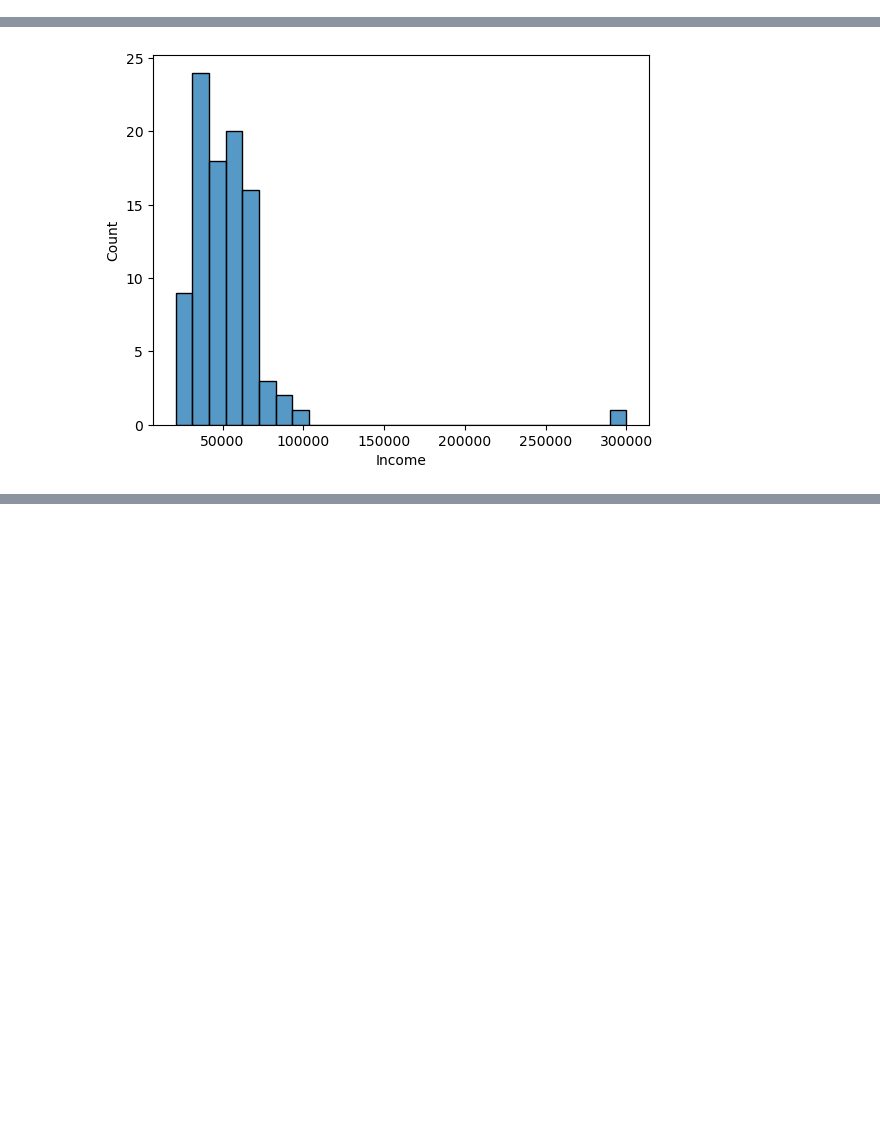
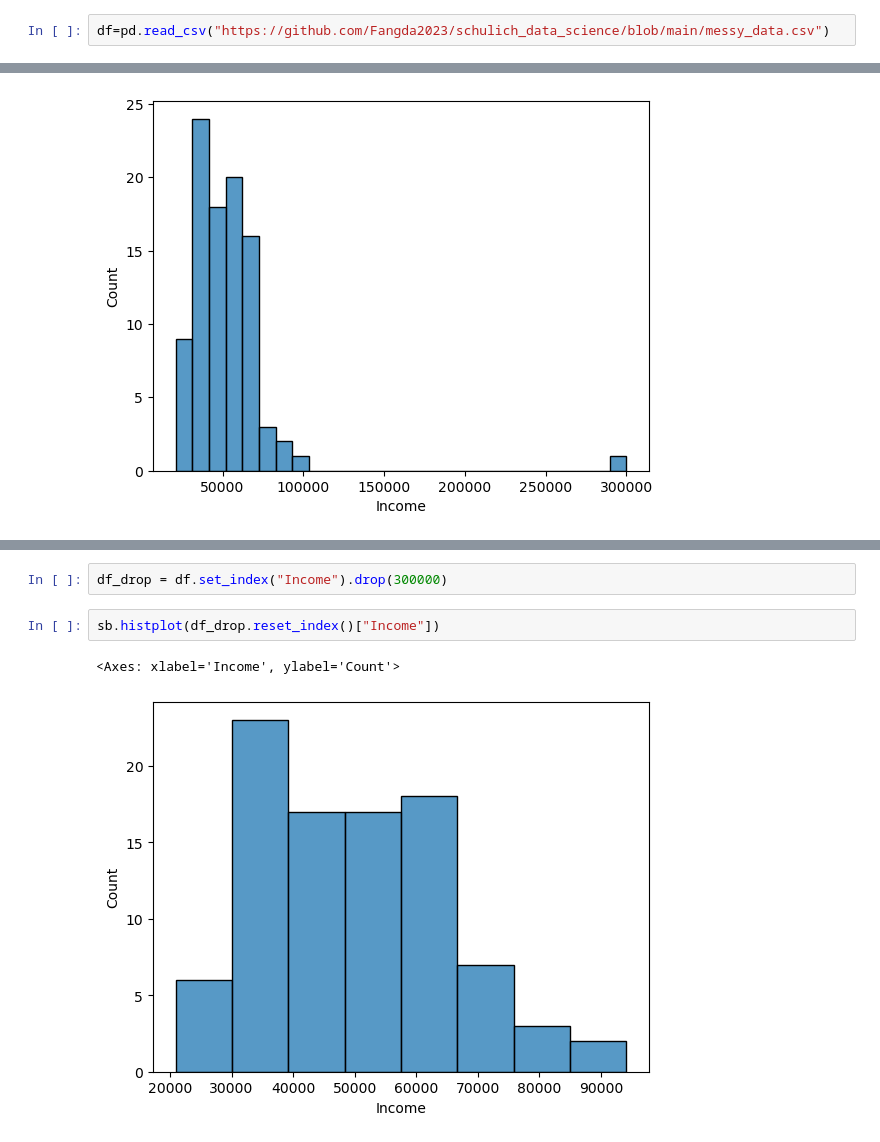
Before and after one commit to Fangda2023/schulich_data_science, a Jupyter notebook: messydata_cleaning.ipynb, the cells around one changed output, grey strips where cells are left out. Cells and saved outputs as stored; diff of their text form; blank space fills up the shorter version.

```diff
--- a/messydata_cleaning.ipynb
+++ b/messydata_cleaning.ipynb
@@ -4,0 +3,2 @@ df=pd.read_csv("C:/Users/FinderHu/Desktop/MBAN 6110/messy_data.csv")
+# %%
+df=pd.read_csv("https://github.com/Fangda2023/schulich_data_science/blob/main/messy_data.csv")
@@ -105,0 +116,7 @@ sb.histplot(df["Income"])#histogram of income
+# %%
+df_drop = df.set_index("Income").drop(300000)
+# %%
+sb.histplot(df_drop.reset_index()["Income"])
+# %% [output]
+<Axes: xlabel='Income', ylabel='Count'>
+[figure, added]
```
Also changed, not shown: parts of 7 cells of this notebook.
